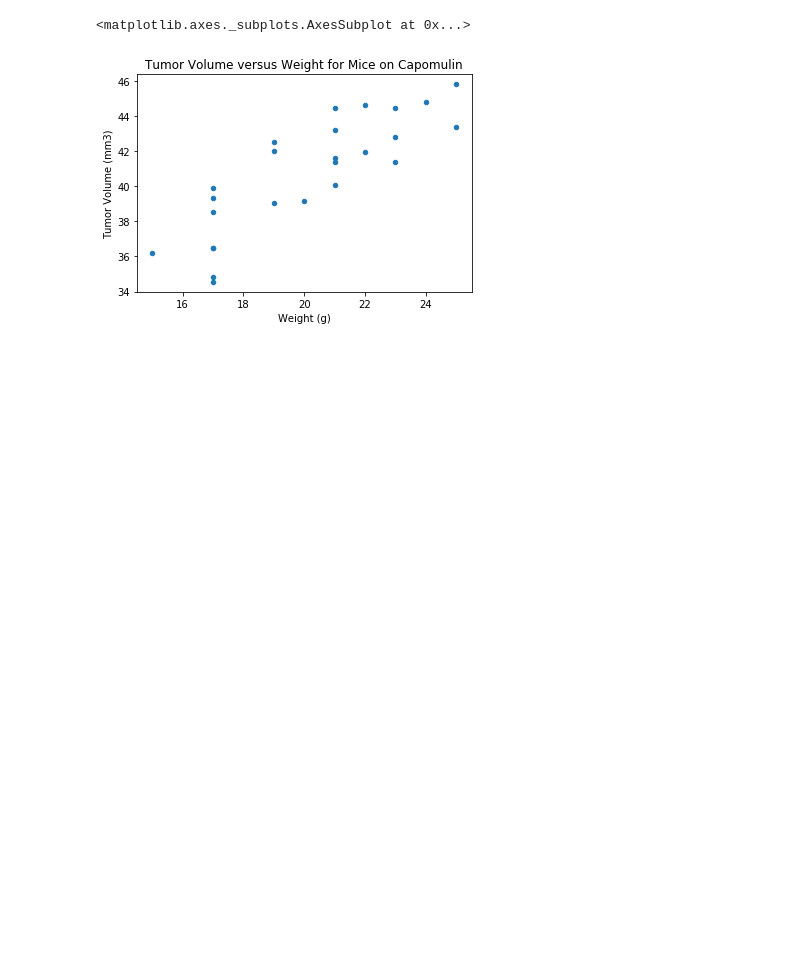
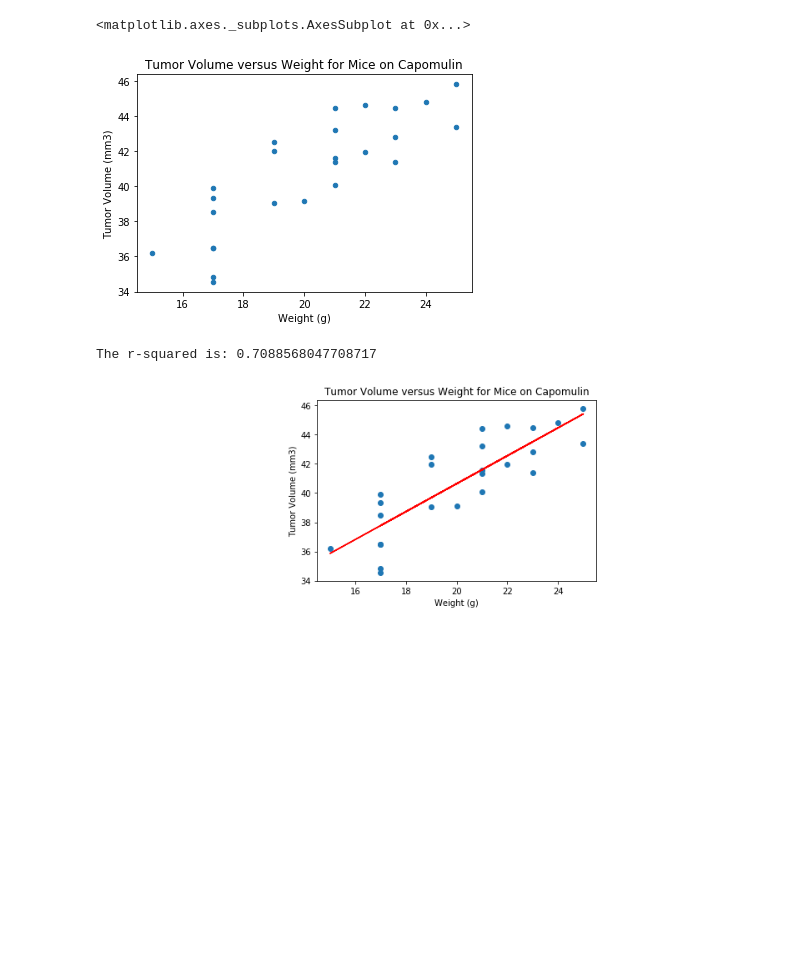
Before and after one commit to blackdenarius307/Matplotlib-Challenge, a Jupyter notebook: The Power of Plots.ipynb, the cells around one changed output. Cells and saved outputs as stored; diff of their text form; code cells hidden in the pictures; blank space fills up the shorter version.

Commit message:
Scatter plot and Regression done

```diff
--- a/The Power of Plots.ipynb
+++ b/The Power of Plots.ipynb
@@ -214,3 +212,21 @@ Scatter_df.plot(kind = 'scatter', x = 'Weight (g)', y = 'Tumor Volume (mm3)',\
 # %% [output]
 <matplotlib.axes._subplots.AxesSubplot at 0x...>
 [figure]
+# %%
+# Calculate the correlation coefficient and linear regression model
+# for mouse weight and average tumor volume for the Capomulin regimen
+xvaluesweight = Scatter_df.iloc[:,0]
+yvaluestumor = Scatter_df.iloc[:,1]
+(slope, intercept, rvalue, pvalue, stderr) = st.linregress(xvaluesweight, yvaluestumor)
+regress_values = xvaluesweight * slope + intercept
+line_eq = "y = " +str(round(slope,2)) + 'x + ' + str(round(intercept,2))
+plt.scatter(xvaluesweight,yvaluestumor)
+plt.plot(xvaluesweight,regress_values,"r-")
+plt.annotate(line_eq, (6,10), fontsize=15, color='red')
+plt.title('Tumor Volume versus Weight for Mice on Capomulin')
+plt.xlabel('Weight (g)')
+plt.ylabel('Tumor Volume (mm3)')
+print(f"The r-squared is: {rvalue**2}")
+# %% [output]
+The r-squared is: 0.7088568047708717
+[figure, added]
```
Also changed, not shown: parts of 3 cells of this notebook.
